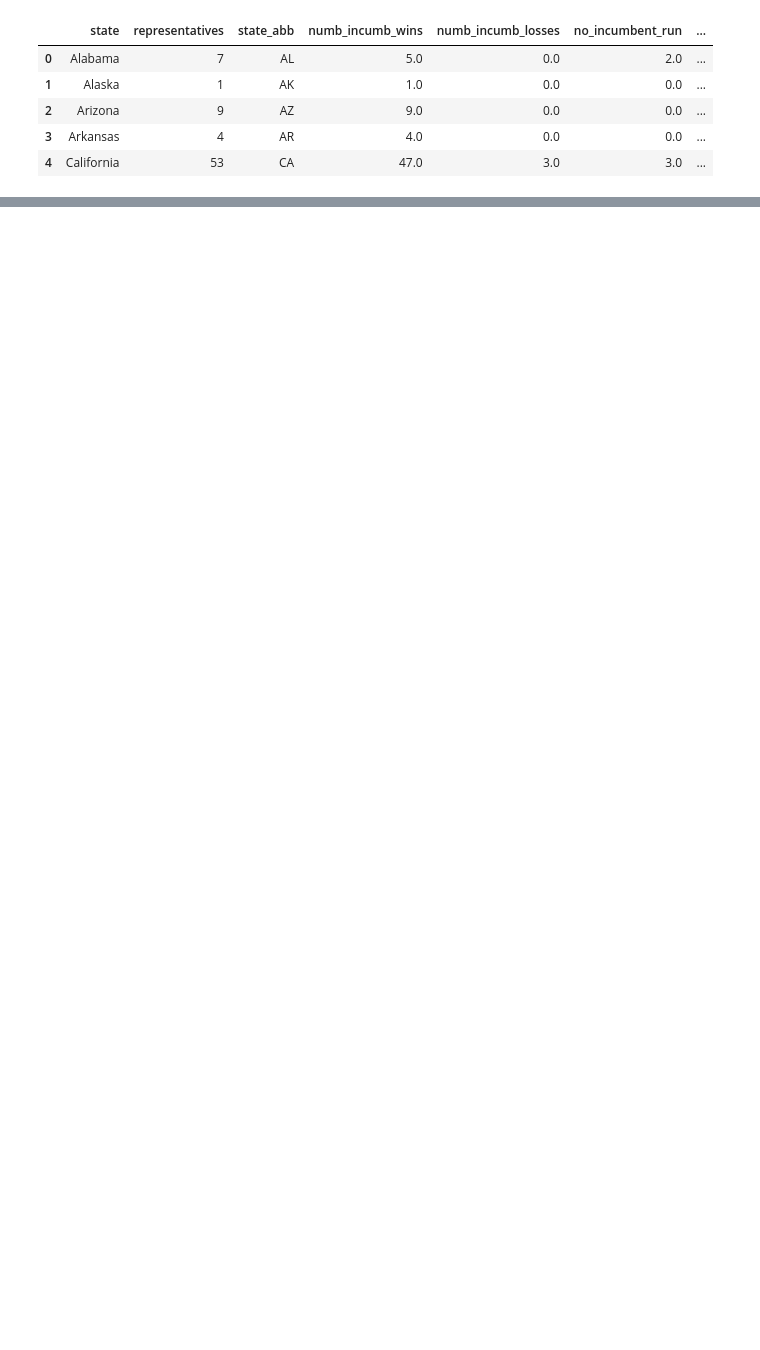
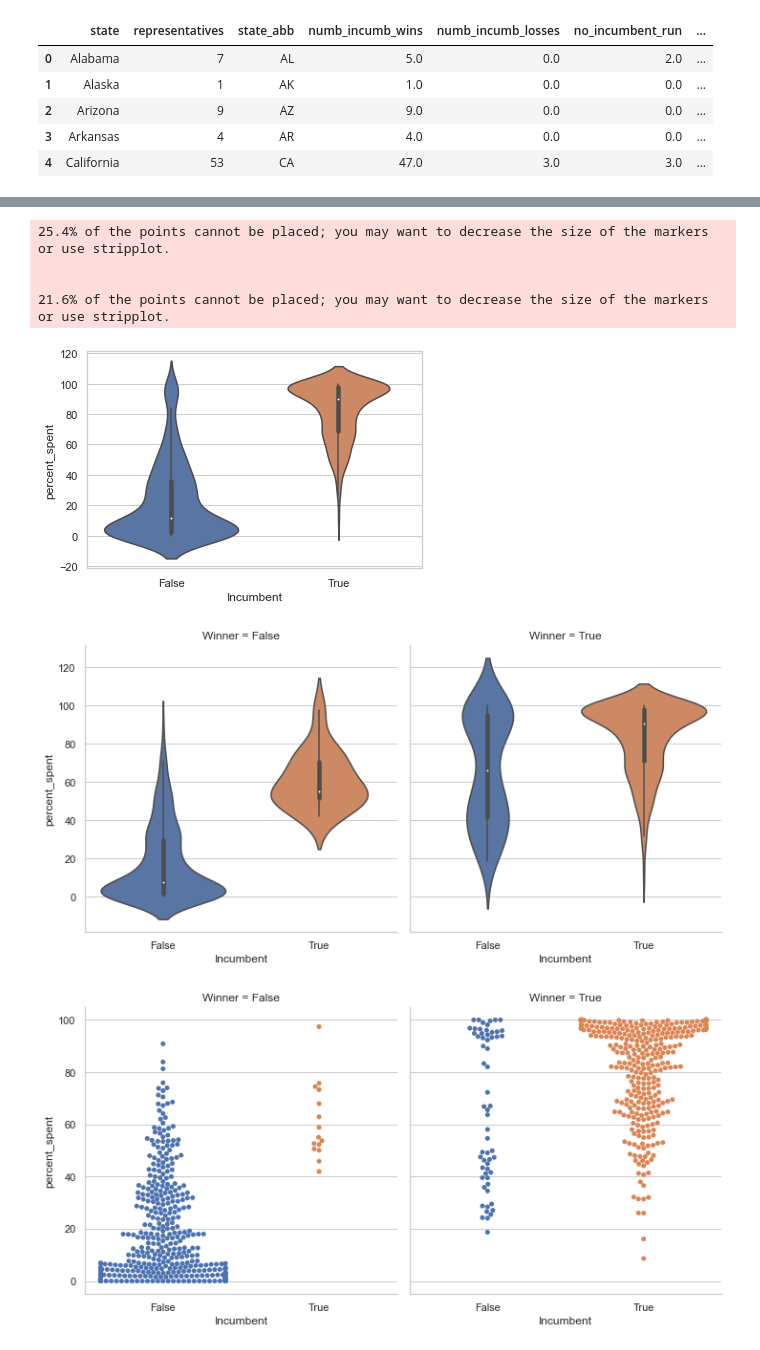
Before and after one commit to nss-data-science-cohort-5/webscraping_open_secrets-silver-ish-sharks, a Jupyter notebook: notebooks/Analyses_Conrad.ipynb, the cells around one changed output, grey strips where cells are left out. Saved outputs shown, nothing was run; the diff lists cells and outputs as text; code cells hidden in the pictures; blank space fills up the shorter version.

```diff
--- a/notebooks/Analyses_Conrad.ipynb
+++ b/notebooks/Analyses_Conrad.ipynb
@@ -187,0 +188,18 @@ fig = px.sunburst(val)
+# %%
+sns.set_theme(style='whitegrid')
+ax = sns.violinplot(data=election_results, x='Incumbent', y='percent_spent',orient="v", scale='count')
+#ax = sns.swarmplot(data=election_results, x='Incumbent', y='percent_spent',orient="v", edgecolor='black', linewidth=0.2, size=2.5)
+
+
+
+g = sns.catplot(data=election_results, x='Incumbent', y='percent_spent', col='Winner', kind='violin')
+g = sns.catplot(data=election_results, x='Incumbent', y='percent_spent', col='Winner', kind='swarm')
+#election_results.head()
+# %% [output]
+25.4% of the points cannot be placed; you may want to decrease the size of the markers or use stripplot.
+
+
+21.6% of the points cannot be placed; you may want to decrease the size of the markers or use stripplot.
+[figure, added]
+[figure, added]
+[figure, added]
```
Also changed, not shown: parts of 16 cells of this notebook.
